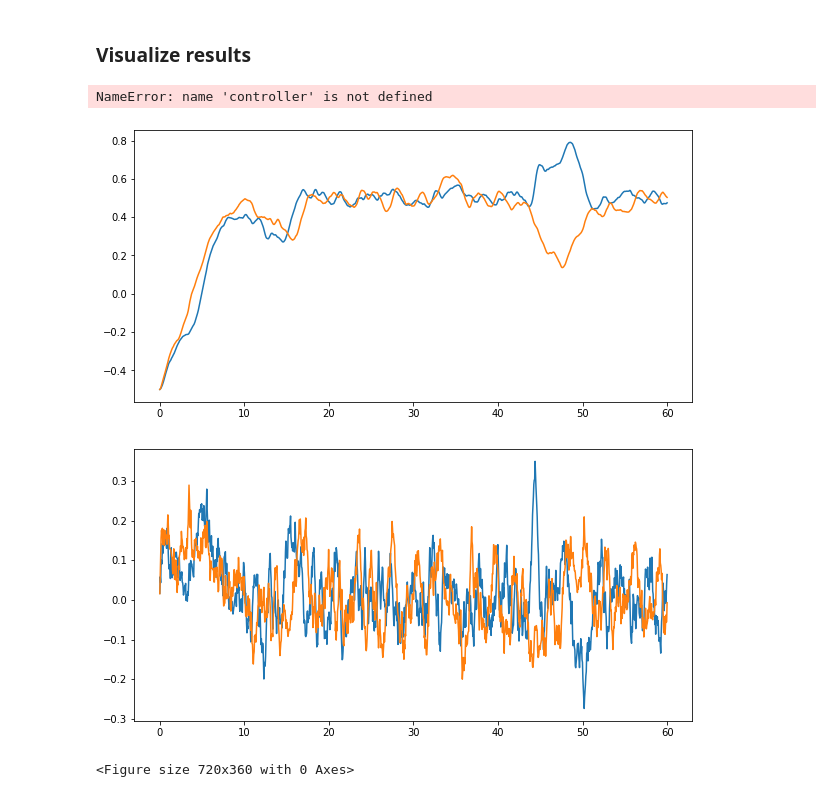
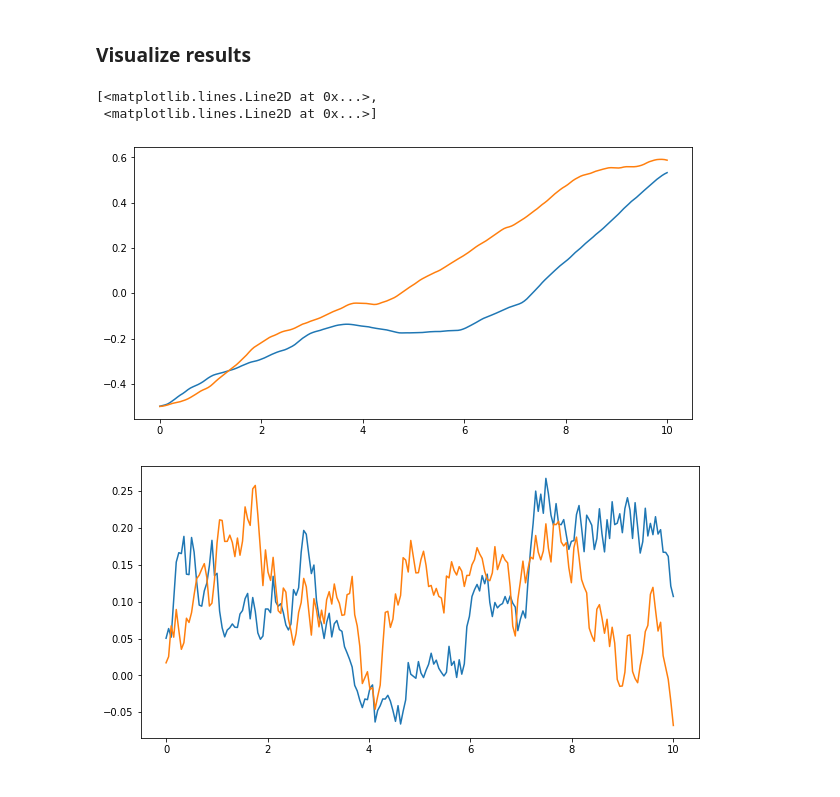
Before and after one commit to JuJankowski/vp-sto, a Jupyter notebook: examples/JAX_2D_predictive_sampling.ipynb, the cells around one changed output. Saved outputs shown, nothing was run; the diff lists cells and outputs as text; code cells hidden in the pictures.

Commit message:
fix concatenate error

```diff
--- a/examples/JAX_2D_predictive_sampling.ipynb
+++ b/examples/JAX_2D_predictive_sampling.ipynb
@@ -163,7 +164,7 @@ def predictive_sampling(N_candidates, N_via, N_eval, q0, dq0, dqg, R, qg, Q, mu_
 # %%
 # Run controller for the first step
 x_obs = np.concatenate(([obs.pos for obs in obstacles], [obs.vel for obs in obstacles]), axis=1)
-p_samples, T, loss, i_best = predictive_sampling(N_candidates, N_via, N_eval, q0, dq0, dqg, R, qg, Q_max, mu_prior, P_prior, key,
+p_samples, T, loss, i_best = predictive_sampling(N_candidates, N_via, N_eval, q0, dq0, dqg, R, qg, Q_min, mu_prior, P_prior, key,
                                                     robot_radius, x_obs, obstacle_radius, bounds)
 q, dq, ddq = jvptraj.batched_get_trajectory(N_eval, p_samples, T, q0, dq0, dqg)
 # %%
@@ -218,7 +219,7 @@ for i in range(I):
     p_samples, T, loss, i_best = predictive_sampling(N_candidates, N_via, N_eval, q_sim[-1], dq_sim[-1], dqg, R, qg, Q_min, mu_prior, P_prior, subkey,
                                                      robot_radius, x_obs, obstacle_radius, bounds)
     q_next, dq_next, _ = jvptraj.get_trajectory_at_time(dt_control, p_samples[i_best], q_sim[-1], dq0=dq_sim[-1],
-                                                        dqT=np.zeros_like(dq), T=T[i_best])
+                                                        dqT=np.zeros_like(dq_sim[-1]), T=T[i_best])
     #q, dq, _, key = control(q_sim[-1], dq_sim[-1], key) # Compute next desired position and velocity
     # As we pretend we have a perfect low-level controller, we can directly apply the desired state
     q_sim.append(q_next[0].copy())
@@ -253,17 +253,17 @@ q_next, dq_next, _ = jvptraj.get_trajectory_at_time(dt_control, mu_prior, q0, dq
 # %%
 plt.figure(figsize=(10,5))
 plt.plot(np.linspace(0, sim_duration, len(q_sim)), q_sim)
 
 plt.figure(figsize=(10,5))
 plt.plot(np.linspace(0, sim_duration, len(dq_sim)), dq_sim)
 
-plt.figure(figsize=(10,5))
-plt.plot(np.linspace(0, sim_duration, len(controller.Q_log)), np.log10(controller.Q_log))
+# plt.figure(figsize=(10,5))
+# plt.plot(np.linspace(0, sim_duration, len(controller.Q_log)), np.log10(controller.Q_log))
 # %% [output]
-NameError: name 'controller' is not defined
+[<matplotlib.lines.Line2D at 0x...>,
+ <matplotlib.lines.Line2D at 0x...>]
-[figure, old version]
+[figure, new version]
-[figure, old version]
+[figure, new version]
-<Figure size 720x360 with 0 Axes>
 # %%
 fps = 10
 
```
Also changed, not shown: parts of 5 cells of this notebook.
